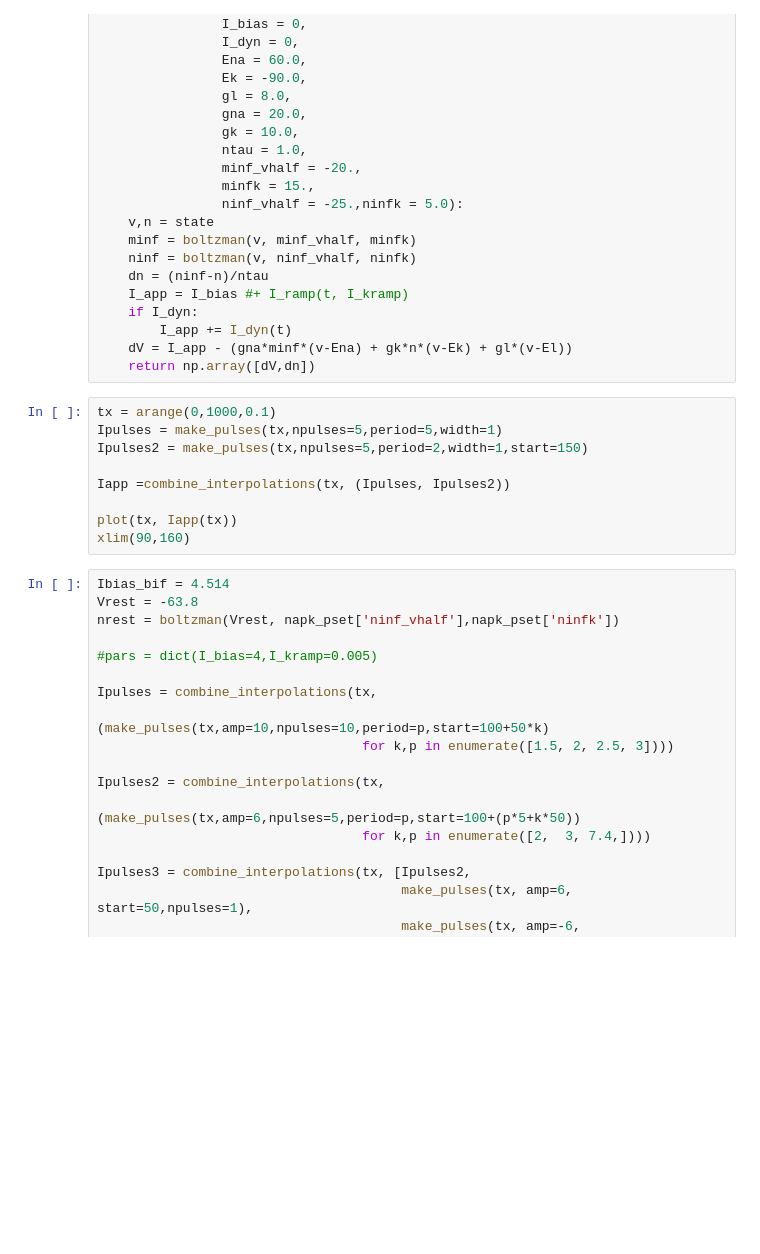
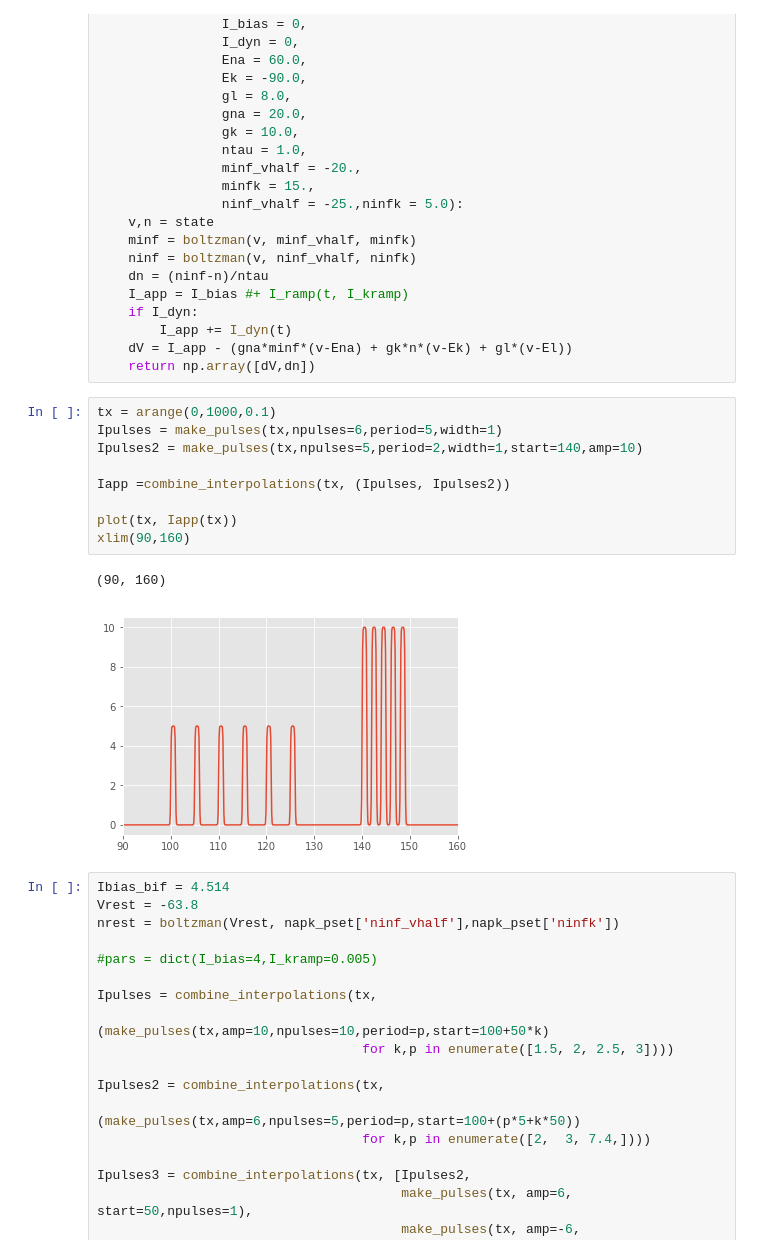
Before and after one commit to abrazhe/nbpc-china, a Jupyter notebook: notebooks/InapIk-model-bifurcations-student.ipynb, the cells around one changed output. Saved outputs shown, nothing was run; the diff lists cells and outputs as text; blank space fills up the shorter version.

```diff
--- a/notebooks/InapIk-model-bifurcations-student.ipynb
+++ b/notebooks/InapIk-model-bifurcations-student.ipynb
@@ -138,13 +138,16 @@ def inapk_model(state, t,
     return np.array([dV,dn])
 # %%
 tx = arange(0,1000,0.1)
-Ipulses = make_pulses(tx,npulses=5,period=5,width=1)
-Ipulses2 = make_pulses(tx,npulses=5,period=2,width=1,start=150)
+Ipulses = make_pulses(tx,npulses=6,period=5,width=1)
+Ipulses2 = make_pulses(tx,npulses=5,period=2,width=1,start=140,amp=10)
 
 Iapp =combine_interpolations(tx, (Ipulses, Ipulses2))
 
 plot(tx, Iapp(tx))
 xlim(90,160)
+# %% [output]
+(90, 160)
+[figure, added]
 # %%
 Ibias_bif = 4.514
 Vrest = -63.8
```
Also changed, not shown: parts of 38 cells of this notebook.
